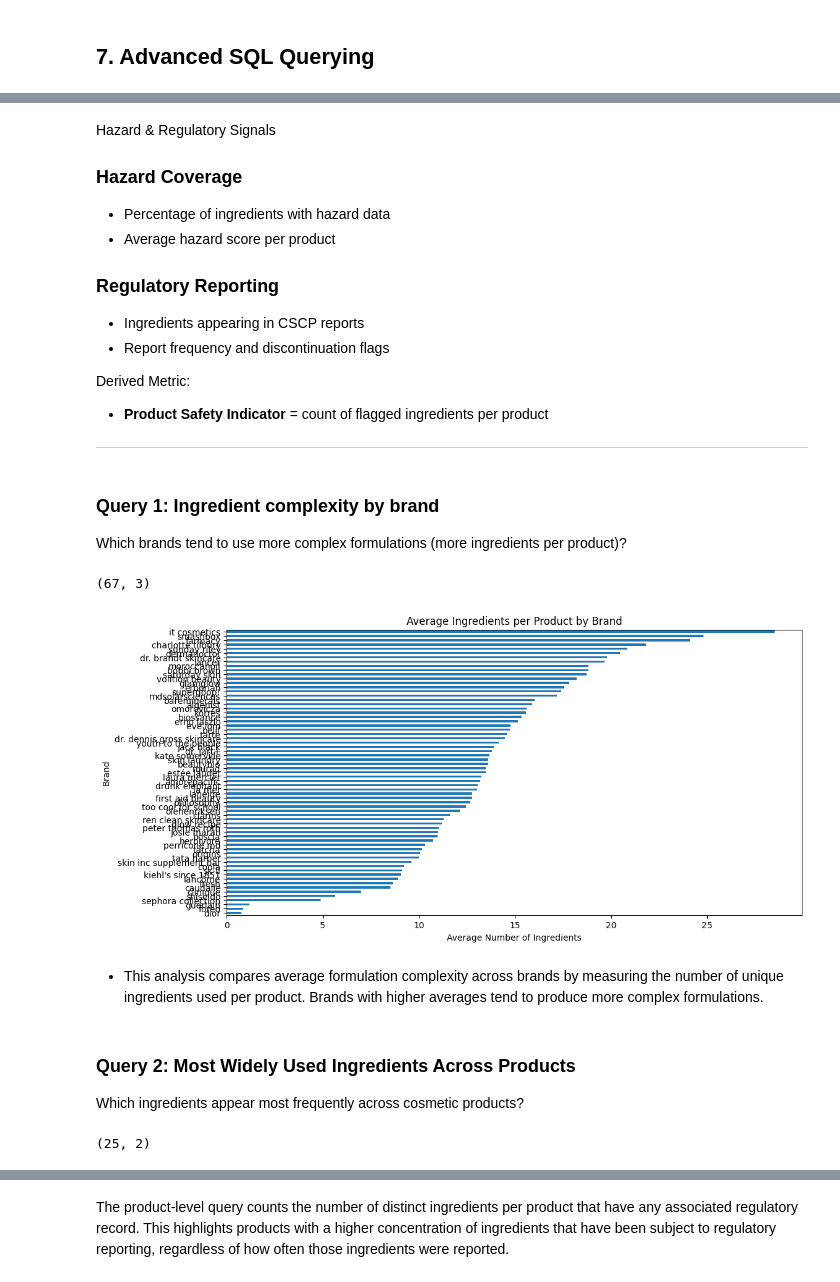
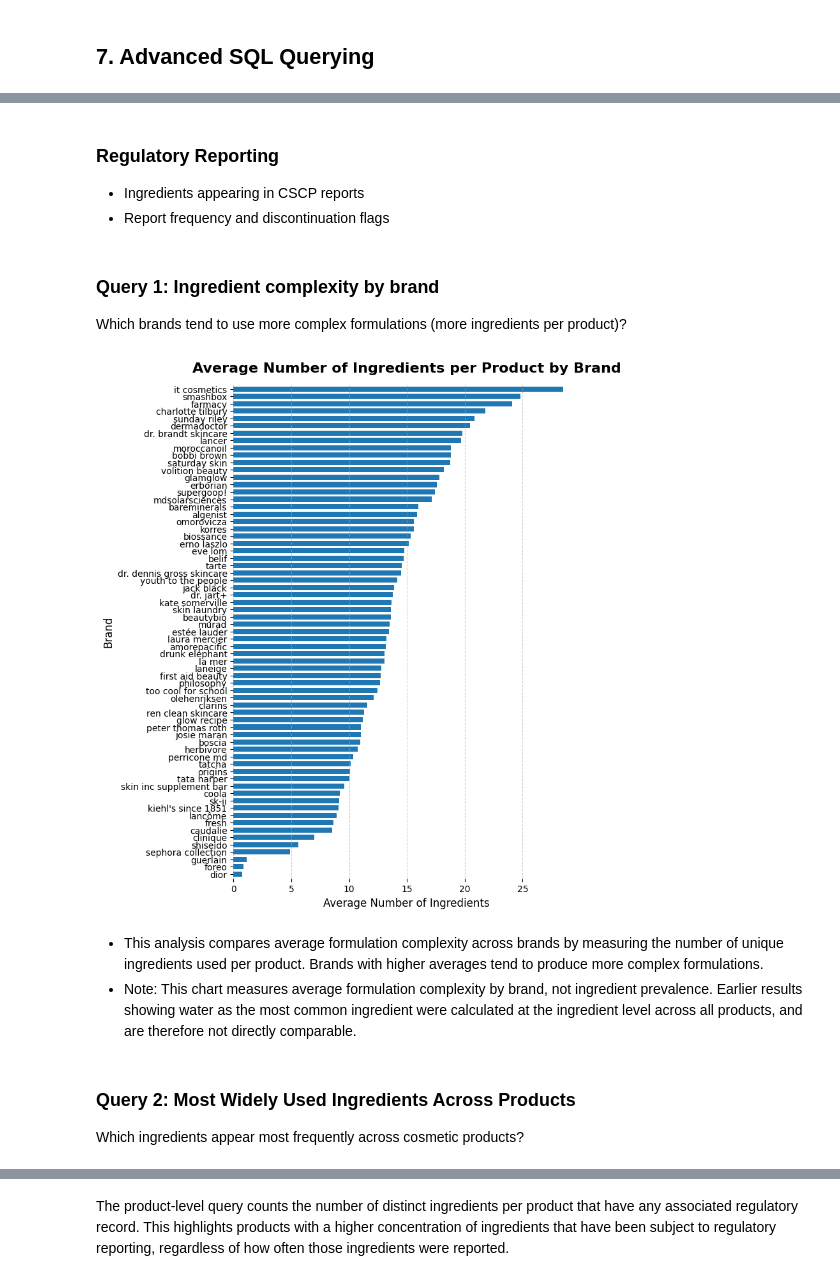
Before and after one commit to angelakberry/beauty_wizard, a Jupyter notebook: beauty_wizard.ipynb, the cells around one changed output, grey strips where cells are left out. Saved outputs shown, nothing was run; the diff lists cells and outputs as text; code cells hidden in the pictures.

```diff
--- a/beauty_wizard.ipynb
+++ b/beauty_wizard.ipynb
@@ -629,21 +551,8 @@ Examples include:
 # %% [markdown]
-Hazard & Regulatory Signals
-
-### Hazard Coverage
-
-* Percentage of ingredients with hazard data
-* Average hazard score per product
-
 ### Regulatory Reporting
 
-* Ingredients appearing in CSCP reports
-* Report frequency and discontinuation flags
-
-Derived Metric:
-
-* **Product Safety Indicator** = count of flagged ingredients per product
-
----
+- Ingredients appearing in CSCP reports
+- Report frequency and discontinuation flags
 # %%
 # SQL-Derived Metrics: Ingredient Counts
 ingredient_counts = pd.read_sql("""
@@ -672,26 +581,33 @@ ORDER BY avg_ingredients_per_product DESC;
 '''
 
 df_brand = pd.read_sql(query_brand_complexity, conn)
-df_brand.shape
-# %% [output]
-(67, 3)
-# %%
-# Q1 Visualization
-
-df_brand.sort_values("avg_ingredients_per_product").plot(
-    kind="barh",
-    x="brand",
-    y="avg_ingredients_per_product",
-    legend=False
-)
-plt.title("Average Ingredients per Product by Brand")
-plt.xlabel("Average Number of Ingredients")
-plt.ylabel("Brand")
-plt.show()
-# %% [output]
-[figure, removed]
+# %%
+# Q1 Visualization
+df_brand_sorted = df_brand.sort_values("avg_ingredients_per_product")
+n_brands = df_brand_sorted.shape[0]
+fig_height = max(7, n_brands * 0.15)
+df_brand_sorted.plot(
+    kind="barh",
+    x="brand",
+    y="avg_ingredients_per_product",
+    legend=False,
+    width=0.7,
+    figsize=(7, fig_height)
+)
+plt.title("Average Number of Ingredients per Product by Brand",
+    fontsize=16,
+    weight="bold",
+    pad=14)
+plt.xlabel("Average Number of Ingredients", fontsize=12)
+plt.ylabel("Brand", fontsize=12)
+plt.grid(axis="x", linestyle="--", alpha=0.6)
+sns.despine(left=True, bottom=True,)
+plt.show()
+# %% [output]
+[figure, added]
 # %% [markdown]
-* This analysis compares average formulation complexity across brands by measuring the number of unique ingredients used per product. Brands with higher averages tend to produce more complex formulations.
+- This analysis compares average formulation complexity across brands by measuring the number of unique ingredients used per product. Brands with higher averages tend to produce more complex formulations.
+- Note: This chart measures average formulation complexity by brand, not ingredient prevalence. Earlier results showing water as the most common ingredient were calculated at the ingredient level across all products, and are therefore not directly comparable.
 # %% [markdown]
 ### Query 2: Most Widely Used Ingredients Across Products
 
@@ -712,6 +628,3 @@ LIMIT 25;
 '''
 
 df_top_ingredients = pd.read_sql(query_ingredients, conn)
-df_top_ingredients.shape
-# %% [output]
-(25, 2)
```
Also changed, not shown: parts of 55 cells of this notebook, 1 other file.
